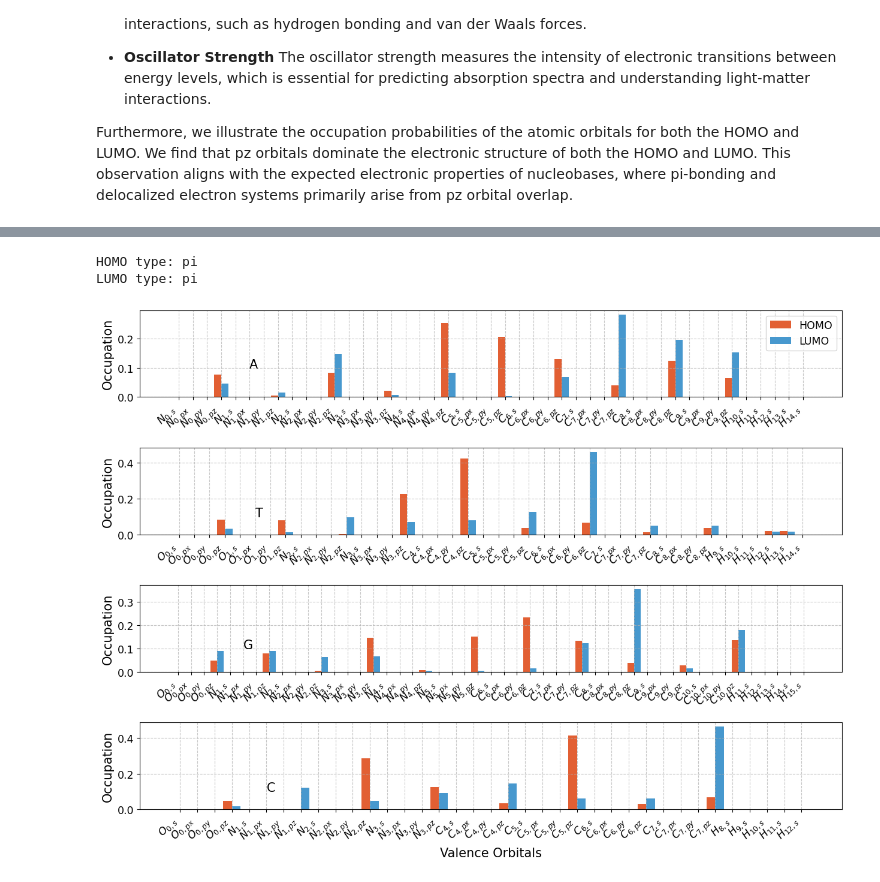
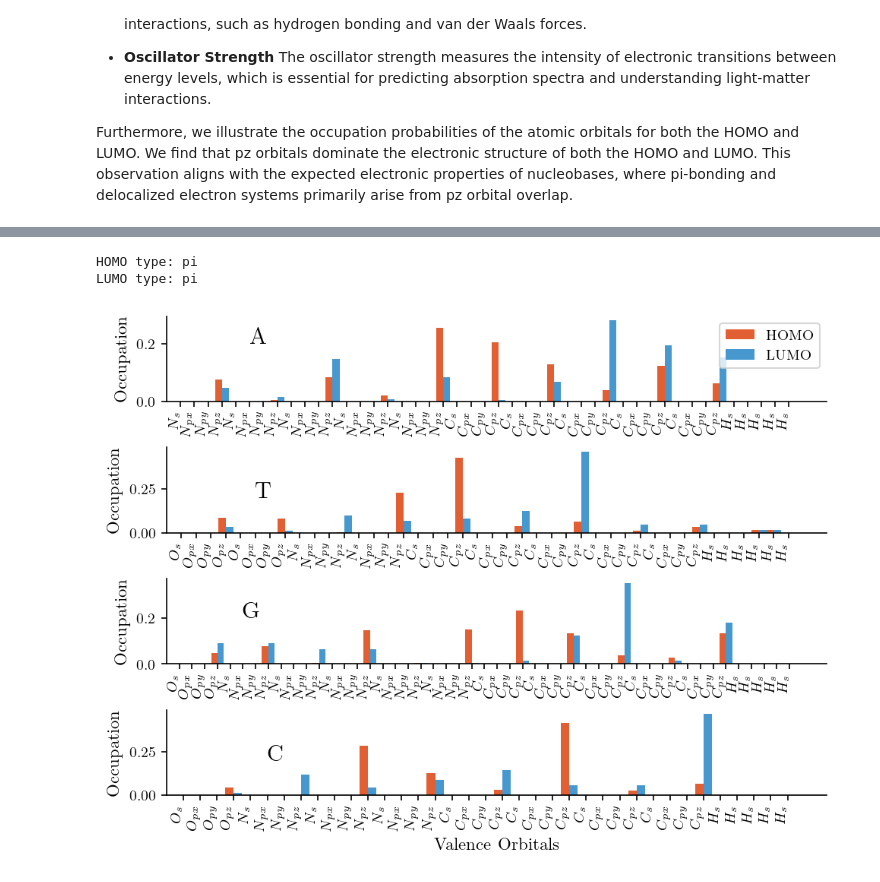
Before and after one commit to dehe1011/QuantumDNA, a Jupyter notebook: docs/guide/tutorials/1_Tight_Binding_Parameters.ipynb, the cells around one changed output, grey strips where cells are left out. Saved outputs shown, nothing was run; the diff lists cells and outputs as text; code cells hidden in the pictures.

```diff
--- a/docs/guide/tutorials/1_Tight_Binding_Parameters.ipynb
+++ b/docs/guide/tutorials/1_Tight_Binding_Parameters.ipynb
@@ -319,10 +252 @@ E_LUMO: 1.4163068684545128e-19
 -----------------------
-# %%
-print("Oscillator Strengths")
-print("-------------------------------")
-
-for filename, base in bases_dict.items():
-    print(f"Base {filename}")
-    print(f"E_HOMO: {base.oscillator_strength}")
-    print(f"E_LUMO: {base.oscillator_strength}")
-    print("-----------------------")
@@ -348,17 +253,17 @@ E_LUMO: 0.28980810108720023
 # %%
-fig, ax = plt.subplots(2, 2, figsize=(6.4*2, 4.8*2))
+fig, ax = plt.subplots(2, 2, figsize=(6.4, 4.8))
 axes = ax.flatten()
 
-for i, (filename, base) in enumerate(bases_dict.items()):
+for i, (filename, mono) in enumerate(mono_dict.items()):
 
     atom_identifiers = []
-    for atom_identifier in base.atom_identifiers:
+    for atom_identifier in mono.atoms_id:
         atom, number = atom_identifier.split('_')
         atom_identifiers.append( f'${atom}_{{{number}}}$' )
 
     for j, atom_identifier in enumerate(atom_identifiers):
-        axes[i].plot( base.atom_coordinates[j, 0], base.atom_coordinates[j, 1], '.', markersize=60)
-        axes[i].text( base.atom_coordinates[j, 0], base.atom_coordinates[j, 1], f'{atom_identifier}', fontsize =30)
+        axes[i].plot( mono.atoms_coordinates[j][0], mono.atoms_coordinates[j][1], '.', markersize=30)
+        axes[i].text( mono.atoms_coordinates[j][0], mono.atoms_coordinates[j][1], f'{atom_identifier}', fontsize =15)
 
 if save:
     fig_filename = input("Filename for Saving: ")
@@ -368,37 +273,35 @@ if save:
 # %%
-from qDNA import load_xyz, Base
+bar_width = 0.5
+fig, ax = plt.subplots(4, 1, figsize=(6.4, 4.8))
 
-bar_width = 0.5
-fig, ax = plt.subplots(4, 1, figsize=(6.4*2, 4.8*2))
+for i, (filename, mono) in enumerate(mono_dict.items()):
 
-for i, (filename, base) in enumerate(bases_dict.items()):
-
-    x = np.arange(base.num_orbitals)
-    ax[i].bar(x - bar_width/2, base.HOMO_occupation, width=bar_width, label='HOMO', color='#e25f33')
-    ax[i].bar(x + bar_width/2, base.LUMO_occupation, width=bar_width, label='LUMO', color='#4798ce')
+    x = np.arange(mono.num_orbitals)
+    ax[i].bar(x - bar_width/2, np.abs(mono.HOMO)**2, width=bar_width, label='HOMO', color='#e25f33')
+    ax[i].bar(x + bar_width/2, np.abs(mono.LUMO)**2, width=bar_width, label='LUMO', color='#4798ce')
 
     orbital_identifiers = []
-    for orbital_identifier in base.orbital_identifiers:
-        atom, number, orbital = orbital_identifier.split('_')
-        orbital_identifiers.append( f'${atom}_{{ {number}, {orbital} }}$' )
+    for orbital_identifier in mono.orbitals:
+        atom, orbital = orbital_identifier.split('_')
+        orbital_identifiers.append( f'${atom}_{{ {orbital} }}$' )
 
     ax[i].set_xticks(x)
-    ax[i].set_xticklabels(orbital_identifiers, rotation=45, ha='right', fontsize='small')
+    ax[i].set_xticklabels(orbital_identifiers, rotation=90, ha='right')
 
-    ax[i].text(5, 0.1, filename, fontsize=15)
+    ax[i].text(5, 0.2, filename, fontsize=15)
     ax[i].set_ylabel("Occupation")
+    ax[i].set_xlim(-1)
 
 ax[3].set_xlabel("Valence Orbitals")
 ax[0].legend()
 
-
-print(f"HOMO type: {base.HOMO_type}")
-print(f"LUMO type: {base.LUMO_type}")
+print(f"HOMO type: {mono.get_MO_type(mono.HOMO)[0]}")
+print(f"LUMO type: {mono.get_MO_type(mono.LUMO)[0]}")
 
 if save:
     fig_filename = input("Filename for Saving: ")
     plt.savefig(os.path.join(SAVE_DIR, fig_filename + '.pdf'))
 # %% [output]
 HOMO type: pi
 LUMO type: pi
-[figure, old version]
+[figure, new version]
```
Also changed, not shown: parts of 16 cells of this notebook, 50 other files.
